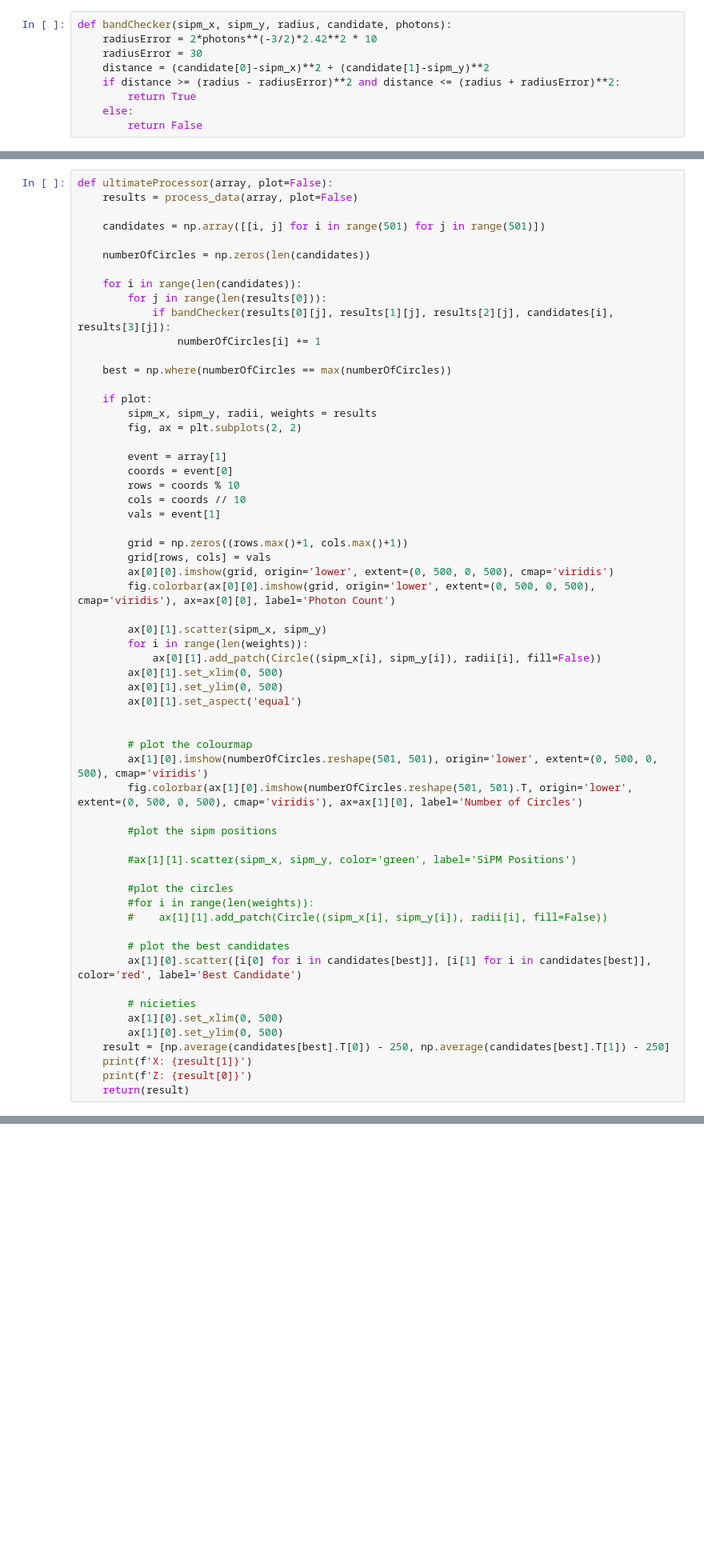
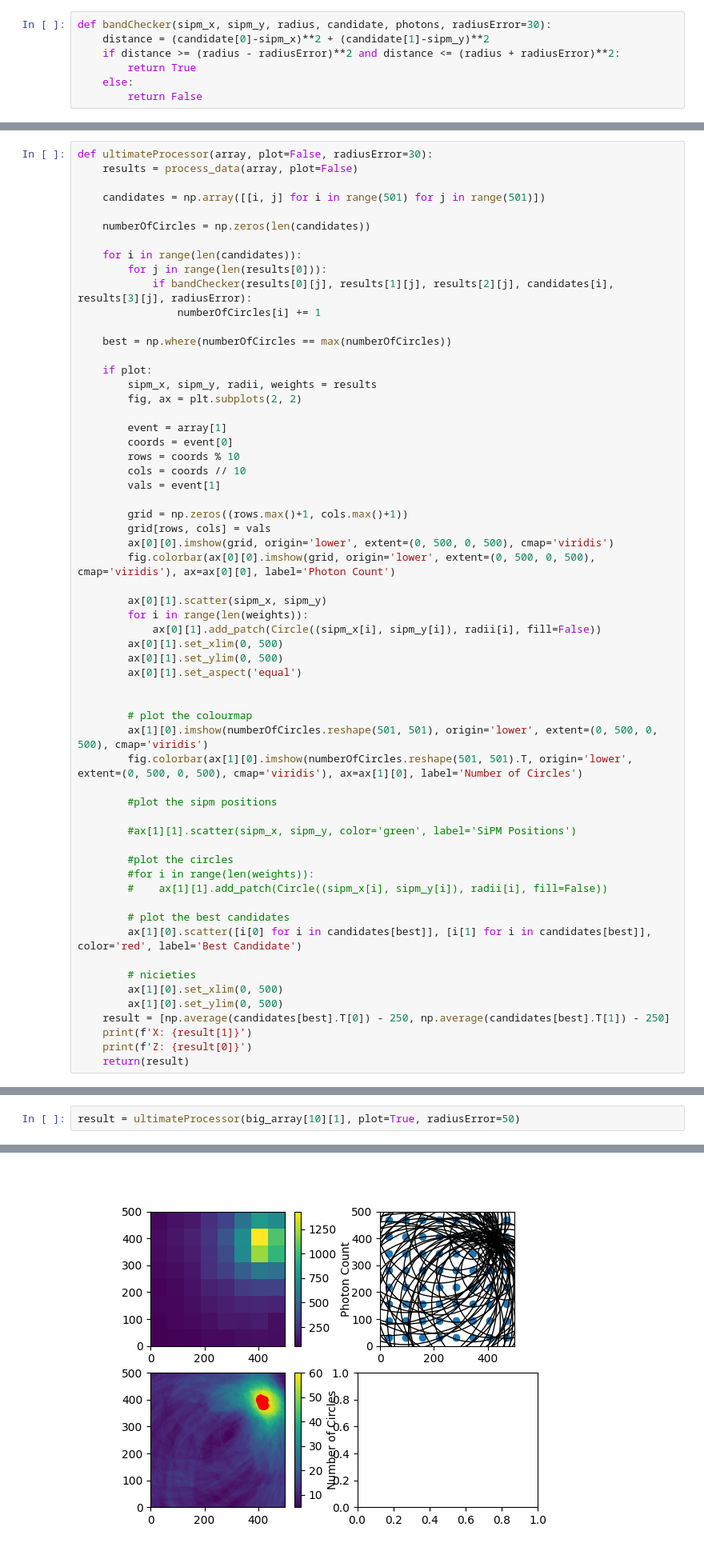
Before and after one commit to fruth-manenti-lab/cosmic-geant, a Jupyter notebook: analysis/eventReconstruction.ipynb, the cells around one changed output, grey strips where cells are left out. Shown at 80% size. Drawn from its saved outputs; the diff is of its cells as text; blank space fills up the shorter version.

Commit message:
added radius error as a parameter to bandChecker and ultimateProcessor

```diff
--- a/analysis/eventReconstruction.ipynb
+++ b/analysis/eventReconstruction.ipynb
@@ -100,9 +100,7 @@ def circleChecker(sipm_x, sipm_y, radius, candidate):
     else:
         return False
 # %%
-def bandChecker(sipm_x, sipm_y, radius, candidate, photons):
-    radiusError = 2*photons**(-3/2)*2.42**2 * 10
-    radiusError = 30
+def bandChecker(sipm_x, sipm_y, radius, candidate, photons, radiusError=30):
     distance = (candidate[0]-sipm_x)**2 + (candidate[1]-sipm_y)**2
     if distance >= (radius - radiusError)**2 and distance <= (radius + radiusError)**2:
         return True
@@ -186,7 +184,7 @@ print(result)
 [np.float64(177.0), np.float64(150.0)]
 [figure]
 # %%
-def ultimateProcessor(array, plot=False):
+def ultimateProcessor(array, plot=False, radiusError=30):
     results = process_data(array, plot=False)
 
     candidates = np.array([[i, j] for i in range(501) for j in range(501)])
@@ -195,7 +193,7 @@ def ultimateProcessor(array, plot=False):
 
     for i in range(len(candidates)):
         for j in range(len(results[0])):
-            if bandChecker(results[0][j], results[1][j], results[2][j], candidates[i], results[3][j]):
+            if bandChecker(results[0][j], results[1][j], results[2][j], candidates[i], results[3][j], radiusError):
                 numberOfCircles[i] += 1
 
     best = np.where(numberOfCircles == max(numberOfCircles))
@@ -251,3 +249,6 @@ result = ultimateProcessor(big_array[10][1], plot=True)
 X: 150.0
 Z: 177.0
 [figure]
+# %%
+result = ultimateProcessor(big_array[10][1], plot=True, radiusError=50)
+# %% [output]
@@ -253,0 +257 @@ Z: 177.0
+[figure, added]
```
Also changed, not shown: parts of 1 cell of this notebook.
